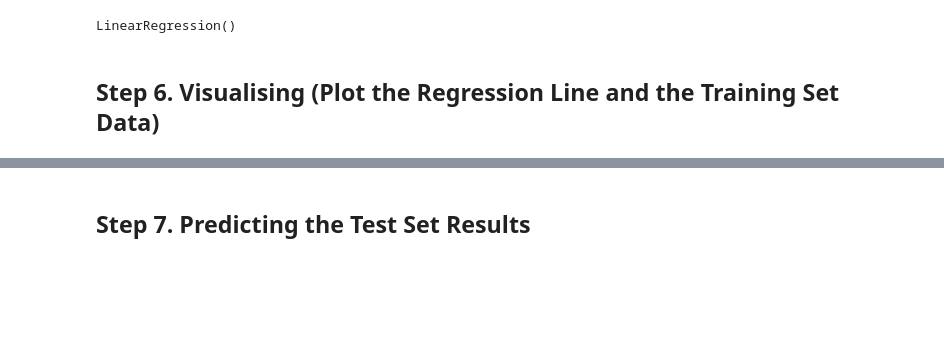
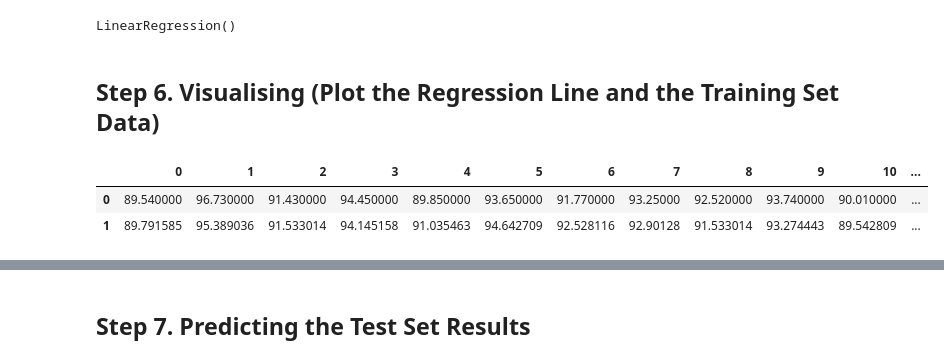
Before and after one commit to jtsang02/MANU-465, a Jupyter notebook: Practice Examples/02 Oxygen Purity/Oxygen Purity Model Template.ipynb, the cells around one changed output, grey strips where cells are left out. Saved outputs shown, nothing was run; the diff lists cells and outputs as text; code cells hidden in the pictures; blank space fills up the shorter version.

```diff
--- a/Practice Examples/02 Oxygen Purity/Oxygen Purity Model Template.ipynb
+++ b/Practice Examples/02 Oxygen Purity/Oxygen Purity Model Template.ipynb
@@ -40 +60,8 @@ LinearRegression()
+# %%
+compare = [y_train, y_byModel]
+pd.DataFrame(compare)
+# %% [output]
+|  | 0 | 1 | 2 | 3 | 4 | 5 | 6 | 7 | 8 | 9 | 10 | ... |
+| 0 | 89.540000 | 96.730000 | 91.430000 | 94.450000 | 89.850000 | 93.650000 | 91.770000 | 93.25000 | 92.520000 | 93.740000 | 90.010000 | ... |
+| 1 | 89.791585 | 95.389036 | 91.533014 | 94.145158 | 91.035463 | 94.642709 | 92.528116 | 92.90128 | 91.533014 | 93.274443 | 89.542809 | ... |
 # %%
```
Also changed, not shown: parts of 8 cells of this notebook, 2 other files.
